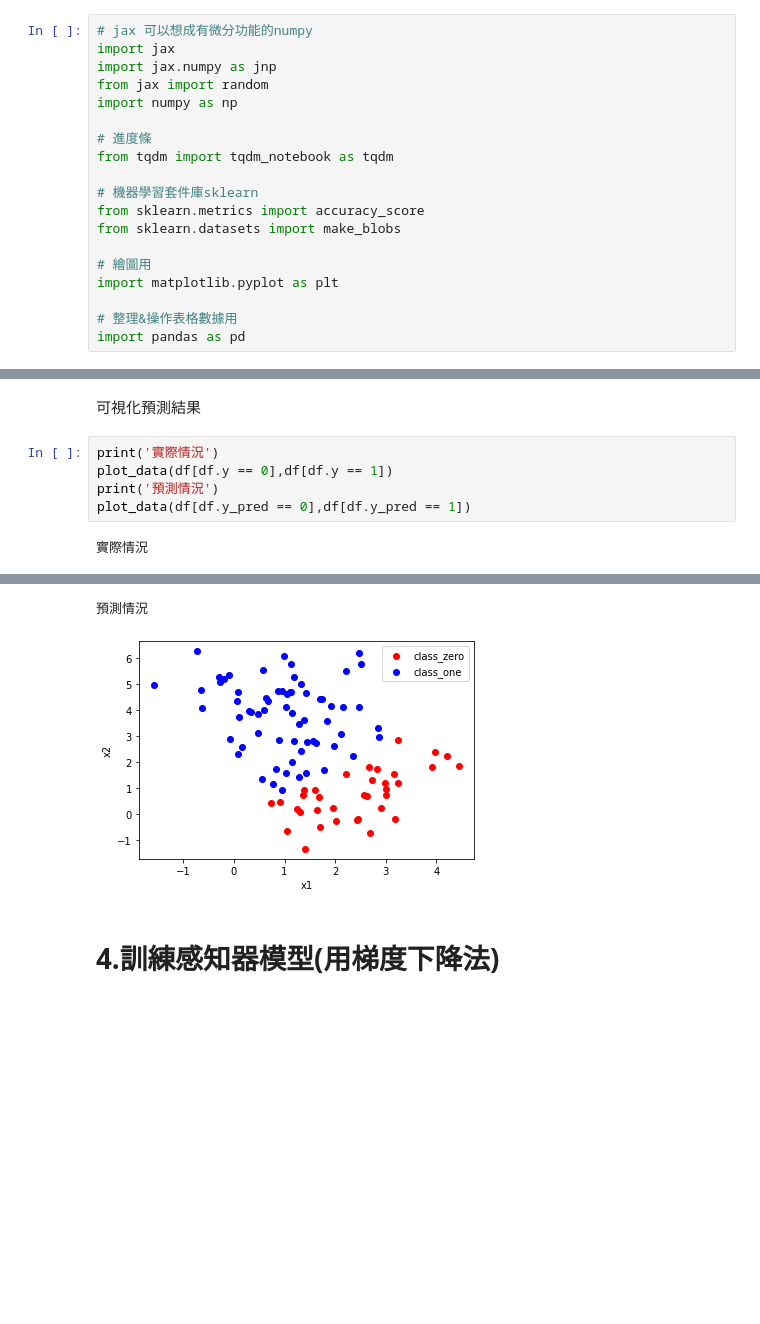
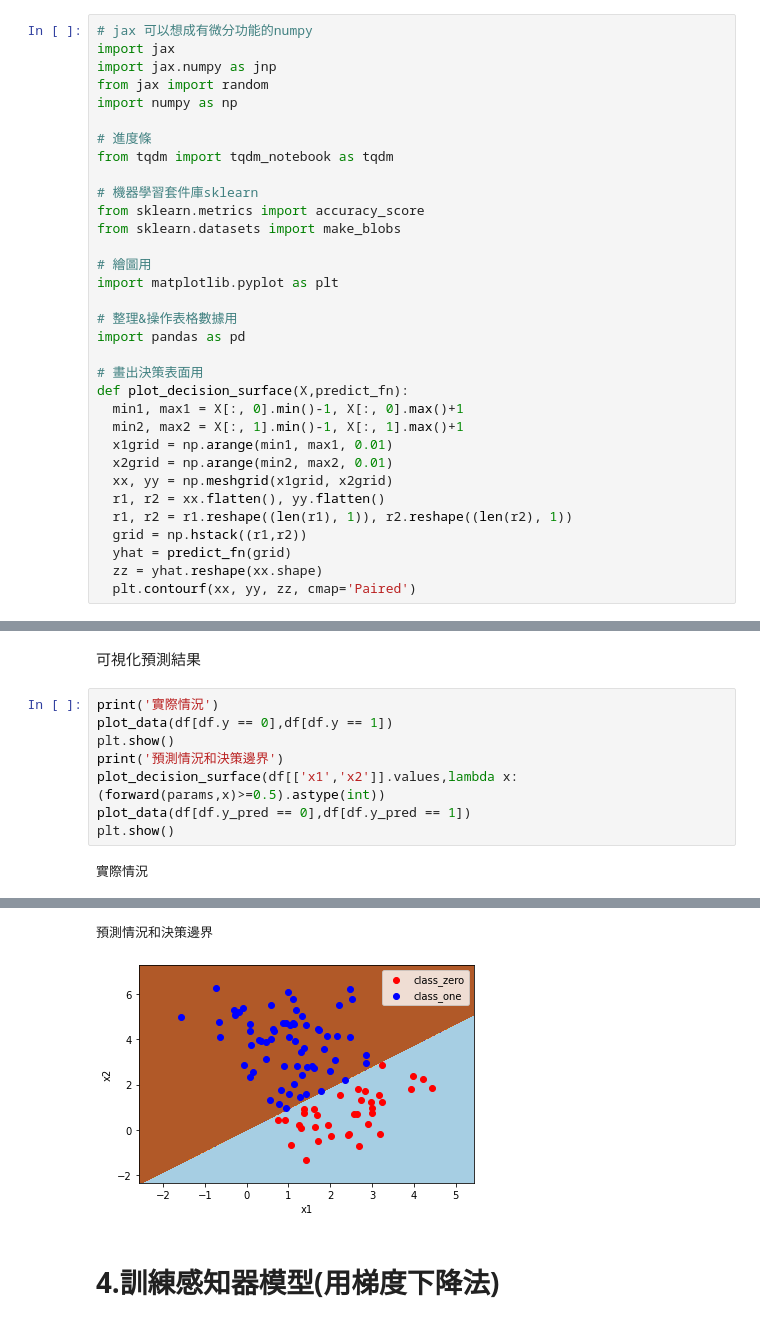
Before and after one commit to skywalker0803r/teaching_material, a Jupyter notebook: Perceptron.ipynb, the cells around one changed output, grey strips where cells are left out. Saved outputs shown, nothing was run; the diff lists cells and outputs as text; blank space fills up the shorter version.

```diff
--- a/Perceptron.ipynb
+++ b/Perceptron.ipynb
@@ -49,6 +49,20 @@ import matplotlib.pyplot as plt
 
 # 整理&操作表格數據用
 import pandas as pd
+
+# 畫出決策表面用
+def plot_decision_surface(X,predict_fn):
+  min1, max1 = X[:, 0].min()-1, X[:, 0].max()+1
+  min2, max2 = X[:, 1].min()-1, X[:, 1].max()+1
+  x1grid = np.arange(min1, max1, 0.01)
+  x2grid = np.arange(min2, max2, 0.01)
+  xx, yy = np.meshgrid(x1grid, x2grid)
+  r1, r2 = xx.flatten(), yy.flatten()
+  r1, r2 = r1.reshape((len(r1), 1)), r2.reshape((len(r2), 1))
+  grid = np.hstack((r1,r2))
+  yhat = predict_fn(grid)
+  zz = yhat.reshape(xx.shape)
+  plt.contourf(xx, yy, zz, cmap='Paired')
 # %% [markdown]
 # 2.製作數據
 # %% [markdown]
@@ -149,13 +162,16 @@ accuracy_score(df['y'].values,df['y_pred'].values)
 # %%
 print('實際情況')
 plot_data(df[df.y == 0],df[df.y == 1])
-print('預測情況')
+plt.show()
+print('預測情況和決策邊界')
+plot_decision_surface(df[['x1','x2']].values,lambda x:(forward(params,x)>=0.5).astype(int))
 plot_data(df[df.y_pred == 0],df[df.y_pred == 1])
+plt.show()
 # %% [output]
 實際情況
 [figure]
-預測情況
+預測情況和決策邊界
-[figure, old version]
+[figure, new version]
 # %% [markdown]
 # 4.訓練感知器模型(用梯度下降法)
 # %% [markdown]
```
Also changed, not shown: parts of 3 cells of this notebook.
